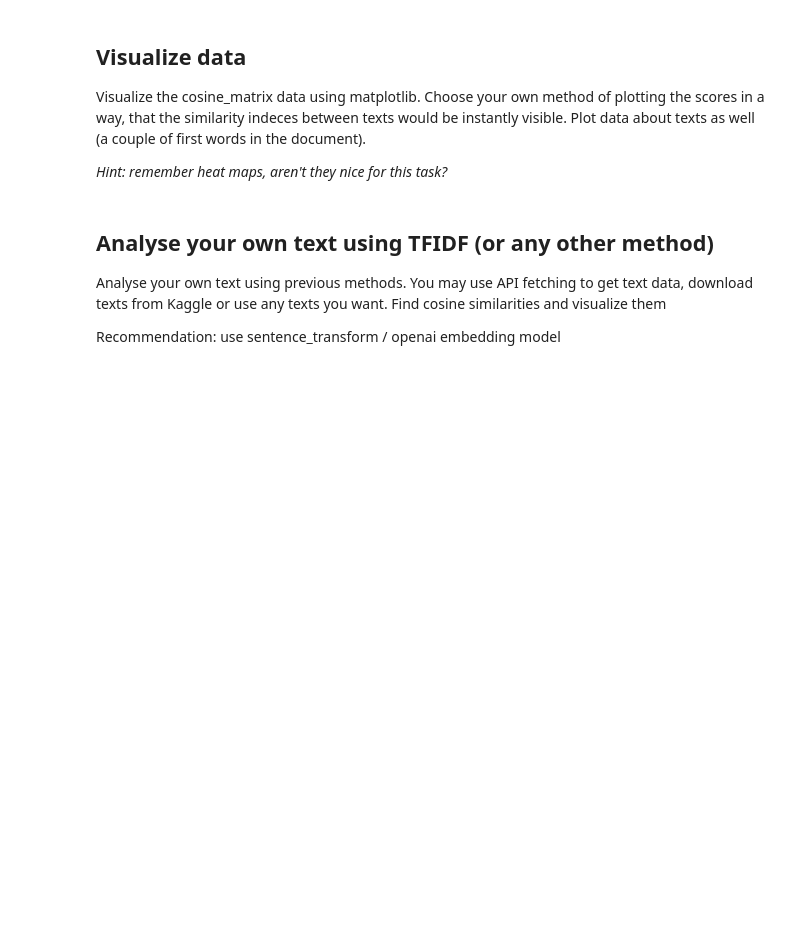
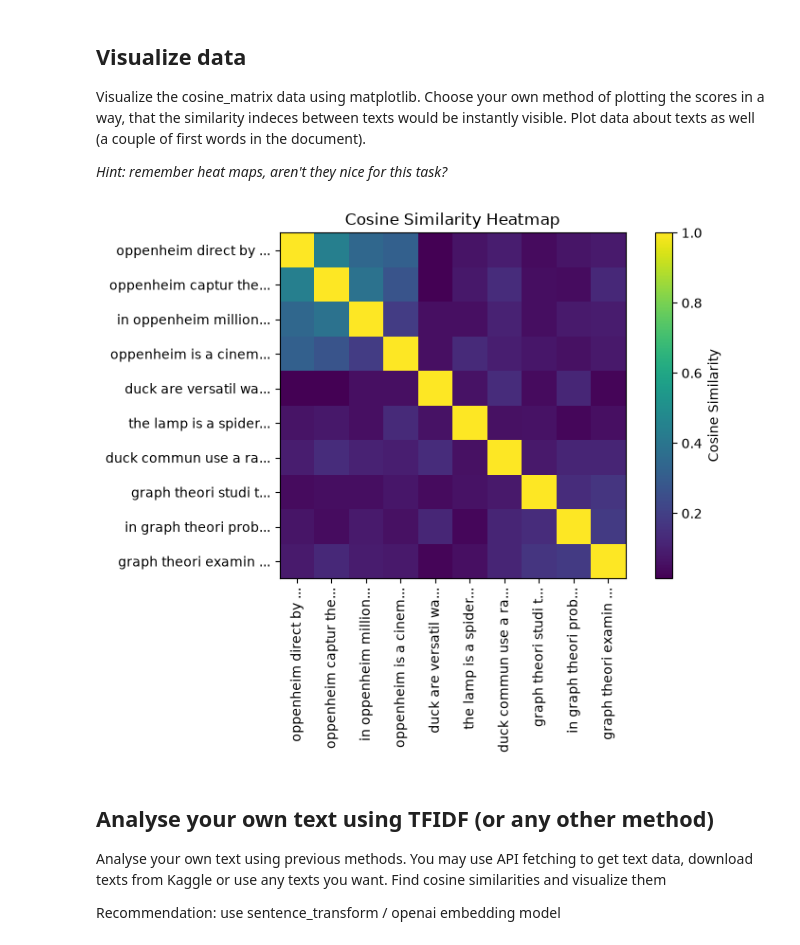
Before and after one commit to Mariia-Mytsak/ida-labs, a Jupyter notebook: assignement-2.ipynb, the cells around one changed output. Saved outputs shown, nothing was run; the diff lists cells and outputs as text; code cells hidden in the pictures; blank space fills up the shorter version.

```diff
--- a/assignement-2.ipynb
+++ b/assignement-2.ipynb
@@ -15,7 +15,12 @@ def extract_texts_from_file(file_path):
     Returns:
         list: The list of texts as strings.
     """
-    return None
+    import json
+
+    with open(file_path, "r", encoding="utf-8") as file:
+       data = json.load(file)
+
+    return data["texts"]
 
 texts = extract_texts_from_file('resources/data.json')
 print(texts)
@@ -62,7 +102,15 @@ def calcuate_tfidf(texts_processed):
     Returns:
         cosine_matrix (list): a matrix of cosine similarity scores.
     """
-    return None
+    from sklearn.feature_extraction.text import TfidfVectorizer
+    from sklearn.metrics.pairwise import cosine_similarity
+
+    vectorizer = TfidfVectorizer()
+    tfidf_matrix = vectorizer.fit_transform(texts_processed)
+
+    cosine_matrix = cosine_similarity(tfidf_matrix)
+
+    return cosine_matrix.tolist()
 
 cosine_matrix = calcuate_tfidf(texts_processed)
 print(cosine_matrix)
@@ -75,18 +125,32 @@ Visualize the cosine_matrix data using matplotlib. Choose your own method of plo
 # %%
 def visualize_data(cosine_matrix, texts_processed):
     """
     Visualize the cosine similarity matrix from the previous task.
 
     Args:
         cosine_matrix (list): matrix of cosine similarity scores (values from 0.0 to 1.0 expected).
         texts_processed (list): list of texts, processed in previous task.
 
     Returns:
         None: None.
     """
-    return None
+    import matplotlib.pyplot as plt
+
+    plt.figure(figsize=(8, 6))
+    plt.imshow(cosine_matrix)
+    plt.colorbar(label="Cosine Similarity")
+
+    labels = [text[:20] + "..." for text in texts_processed]
+    plt.xticks(range(len(labels)), labels, rotation=90)
+    plt.yticks(range(len(labels)), labels)
+
+    plt.title("Cosine Similarity Heatmap")
+    plt.tight_layout()
+    plt.show()
 
 visualize_data(cosine_matrix, texts_processed)
+# %% [output]
+[figure, added]
 # %% [markdown]
 ## Analyse your own text using TFIDF (or any other method)
 
```
Also changed, not shown: parts of 4 cells of this notebook.
